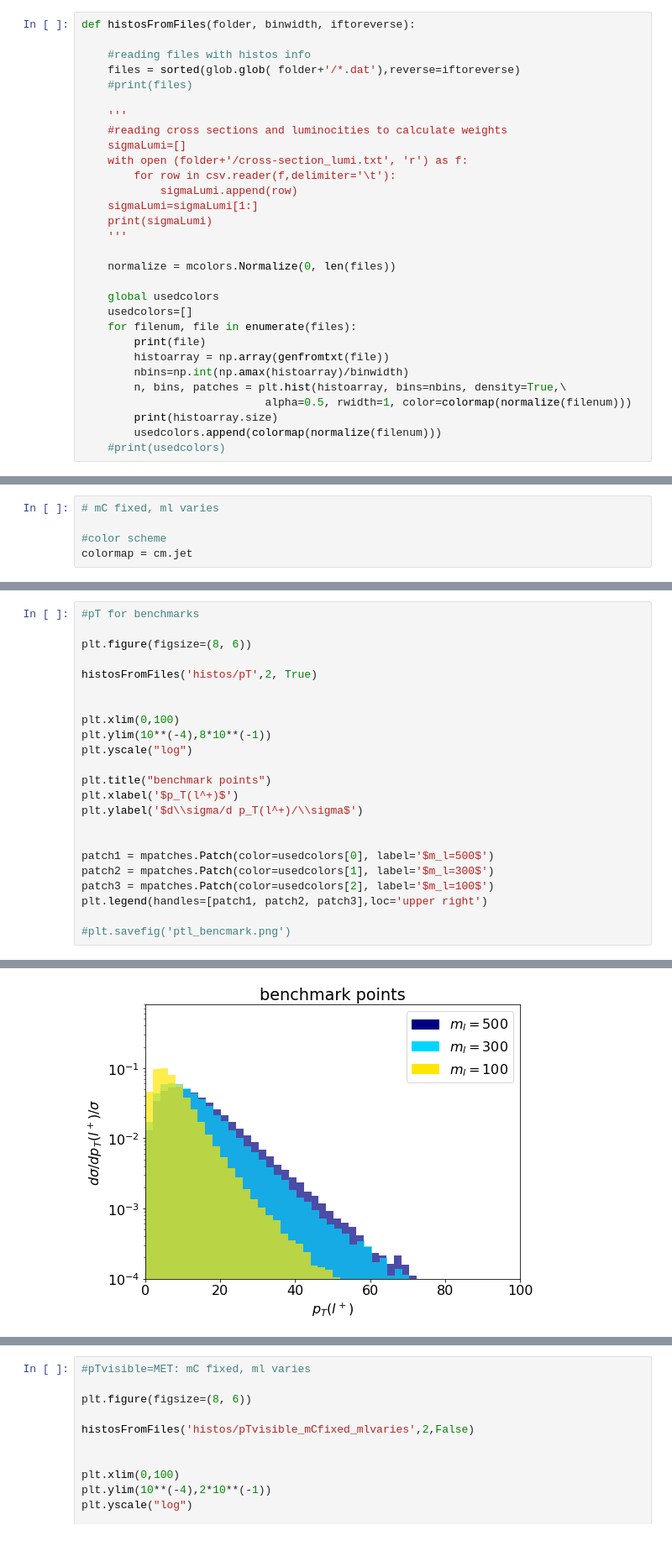
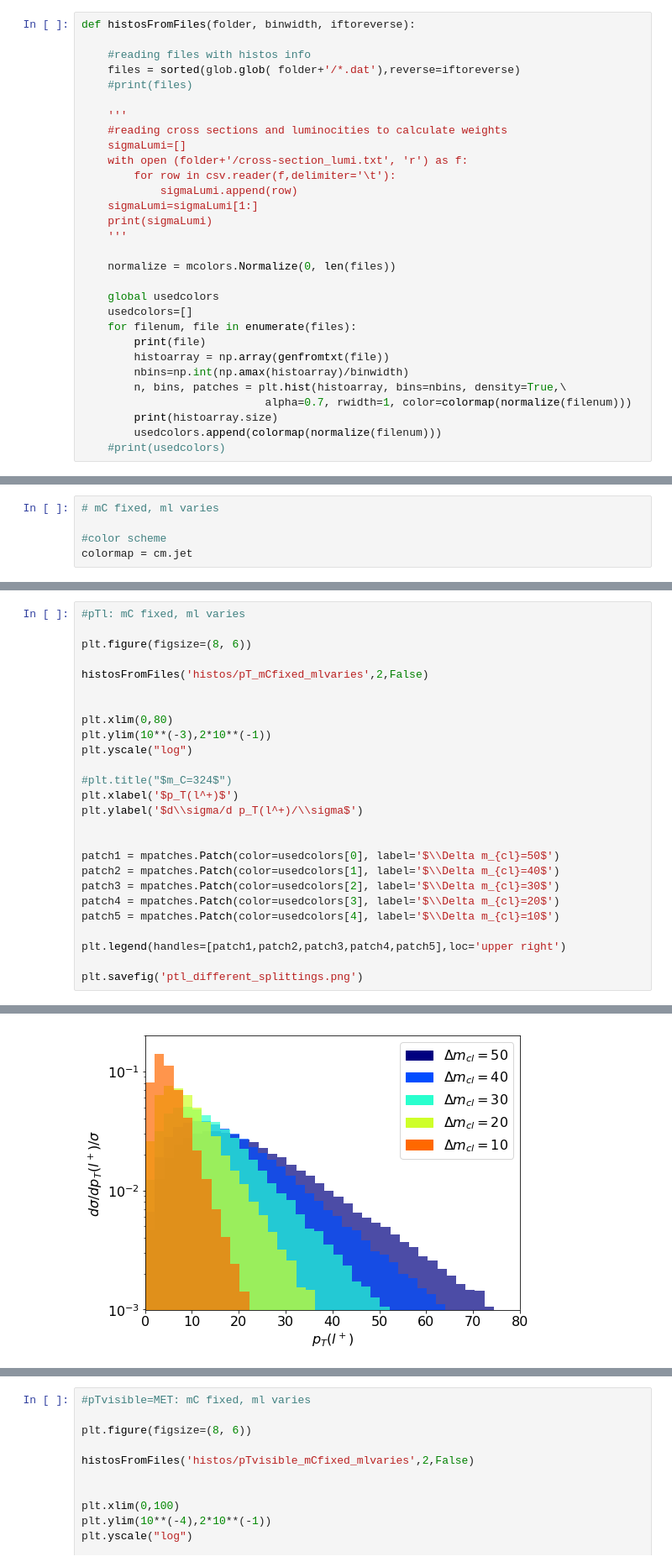
Before and after one commit to anasthesia/SoftLLP, a Jupyter notebook: kinematics/plot_histos.ipynb, the cells around one changed output, grey strips where cells are left out. Shown at 84% size. Drawn from its saved outputs; the diff is of its cells as text; blank space fills up the shorter version.

```diff
--- a/kinematics/plot_histos.ipynb
+++ b/kinematics/plot_histos.ipynb
@@ -43,7 +43,7 @@ def histosFromFiles(folder, binwidth, iftoreverse):
         histoarray = np.array(genfromtxt(file))
         nbins=np.int(np.amax(histoarray)/binwidth)
         n, bins, patches = plt.hist(histoarray, bins=nbins, density=True,\
-                            alpha=0.5, rwidth=1, color=colormap(normalize(filenum)))
+                            alpha=0.7, rwidth=1, color=colormap(normalize(filenum)))
         print(histoarray.size)
         usedcolors.append(colormap(normalize(filenum)))
     #print(usedcolors)
@@ -55,24 +220,27 @@ colormap = cm.jet
 # %%
-#pT for benchmarks
+#pTl: mC fixed, ml varies
 
 plt.figure(figsize=(8, 6))
 
-histosFromFiles('histos/pT',2, True)
+histosFromFiles('histos/pT_mCfixed_mlvaries',2,False)
 
 
-plt.xlim(0,100)
-plt.ylim(10**(-4),8*10**(-1))
+plt.xlim(0,80)
+plt.ylim(10**(-3),2*10**(-1))
 plt.yscale("log")
 
-plt.title("benchmark points")
+#plt.title("$m_C=324$")
 plt.xlabel('$p_T(l^+)$')
 plt.ylabel('$d\\sigma/d p_T(l^+)/\\sigma$')
 
 
-patch1 = mpatches.Patch(color=usedcolors[0], label='$m_l=500$')
-patch2 = mpatches.Patch(color=usedcolors[1], label='$m_l=300$')
-patch3 = mpatches.Patch(color=usedcolors[2], label='$m_l=100$')
-plt.legend(handles=[patch1, patch2, patch3],loc='upper right')
+patch1 = mpatches.Patch(color=usedcolors[0], label='$\\Delta m_{cl}=50$')
+patch2 = mpatches.Patch(color=usedcolors[1], label='$\\Delta m_{cl}=40$')
+patch3 = mpatches.Patch(color=usedcolors[2], label='$\\Delta m_{cl}=30$')
+patch4 = mpatches.Patch(color=usedcolors[3], label='$\\Delta m_{cl}=20$')
+patch5 = mpatches.Patch(color=usedcolors[4], label='$\\Delta m_{cl}=10$')
 
-#plt.savefig('ptl_bencmark.png')
+plt.legend(handles=[patch1,patch2,patch3,patch4,patch5],loc='upper right')
+
+plt.savefig('ptl_different_splittings.png')
 # %% [output]
@@ -86 +257 @@ histos/pT/1_pTl_100.dat
-[figure, old version]
+[figure, new version]
```
Also changed, not shown: parts of 23 cells of this notebook, 2 other files.
